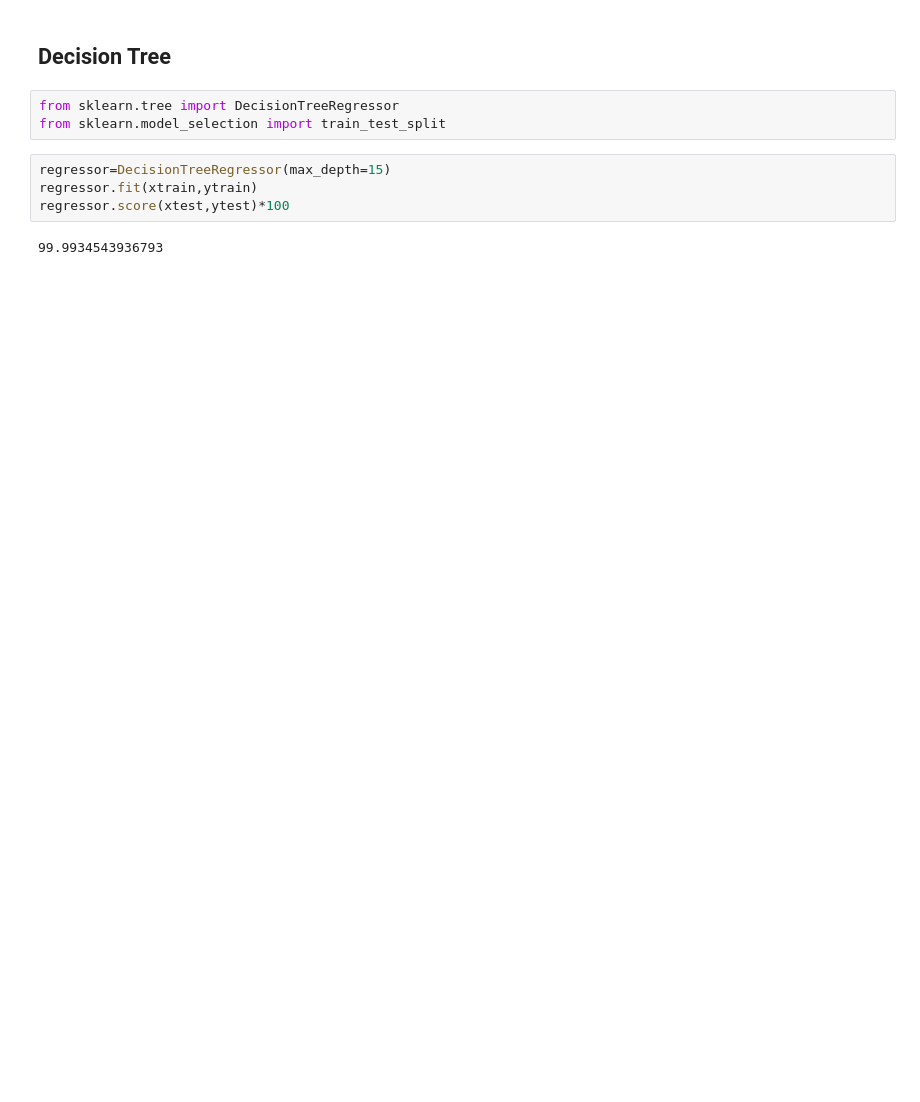
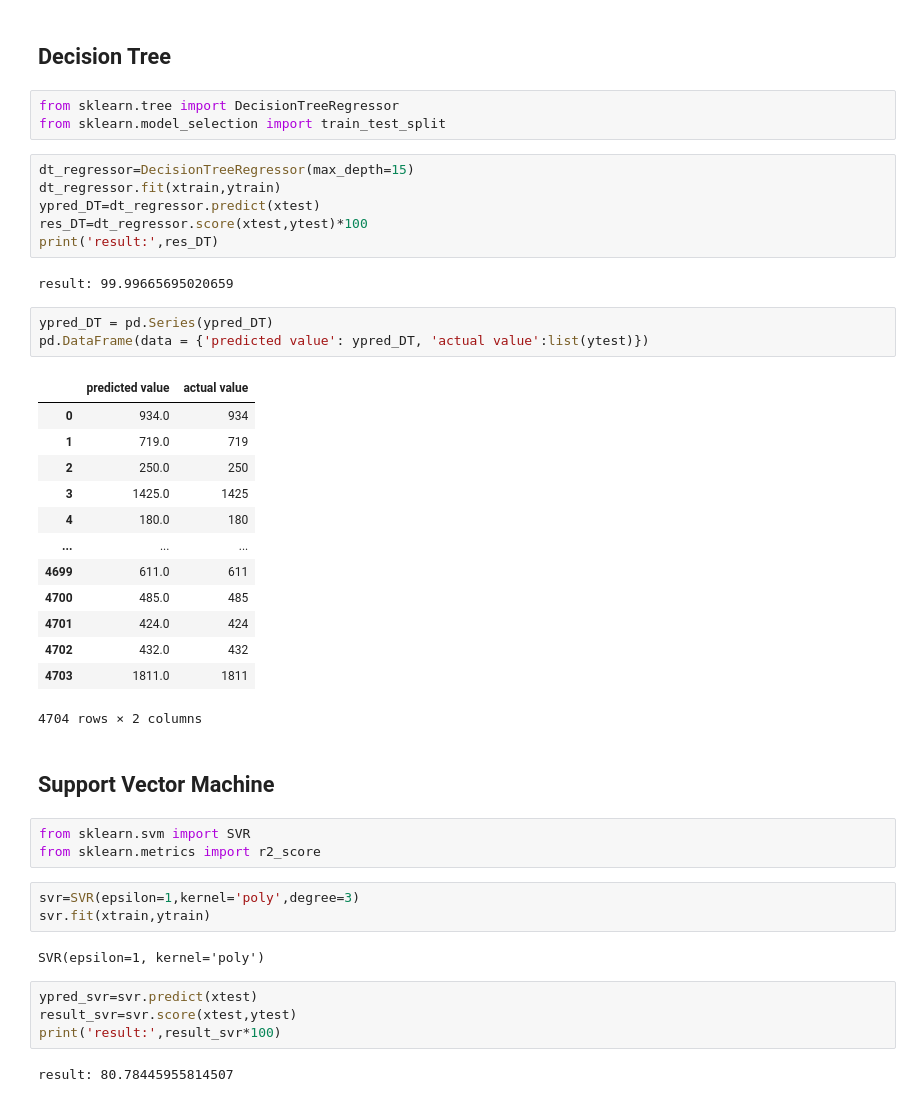
Before and after one commit to this-is-shivangi/city-taxi-rides, a Jupyter notebook: uio2.ipynb, the cells around one changed output. Drawn from its saved outputs; the diff is of its cells as text; blank space fills up the shorter version.

```diff
--- a/uio2.ipynb
+++ b/uio2.ipynb
@@ -424,8 +462,43 @@ xfeatures = pca.fit_transform(xtrain)
 from sklearn.tree import DecisionTreeRegressor
 from sklearn.model_selection import train_test_split
 # %%
-regressor=DecisionTreeRegressor(max_depth=15)
-regressor.fit(xtrain,ytrain)
-regressor.score(xtest,ytest)*100
+dt_regressor=DecisionTreeRegressor(max_depth=15)
+dt_regressor.fit(xtrain,ytrain)
+ypred_DT=dt_regressor.predict(xtest)
+res_DT=dt_regressor.score(xtest,ytest)*100
+print('result:',res_DT)
 # %% [output]
-99.9934543936793
+result: 99.99665695020659
+# %%
+ypred_DT = pd.Series(ypred_DT)
+pd.DataFrame(data = {'predicted value': ypred_DT, 'actual value':list(ytest)})
+# %% [output]
+|  | predicted value | actual value |
+| 0 | 934.0 | 934 |
+| 1 | 719.0 | 719 |
+| 2 | 250.0 | 250 |
+| 3 | 1425.0 | 1425 |
+| 4 | 180.0 | 180 |
+| ... | ... | ... |
+| 4699 | 611.0 | 611 |
+| 4700 | 485.0 | 485 |
+| 4701 | 424.0 | 424 |
+| 4702 | 432.0 | 432 |
+| 4703 | 1811.0 | 1811 |
+4704 rows × 2 columns
+# %% [markdown]
+## Support Vector Machine
+# %%
+from sklearn.svm import SVR
+from sklearn.metrics import r2_score
+# %%
+svr=SVR(epsilon=1,kernel='poly',degree=3)
+svr.fit(xtrain,ytrain)
+# %% [output]
+SVR(epsilon=1, kernel='poly')
+# %%
+ypred_svr=svr.predict(xtest)
+result_svr=svr.score(xtest,ytest)
+print('result:',result_svr*100)
+# %% [output]
+result: 80.78445955814507
```
Also changed, not shown: parts of 14 cells of this notebook.
